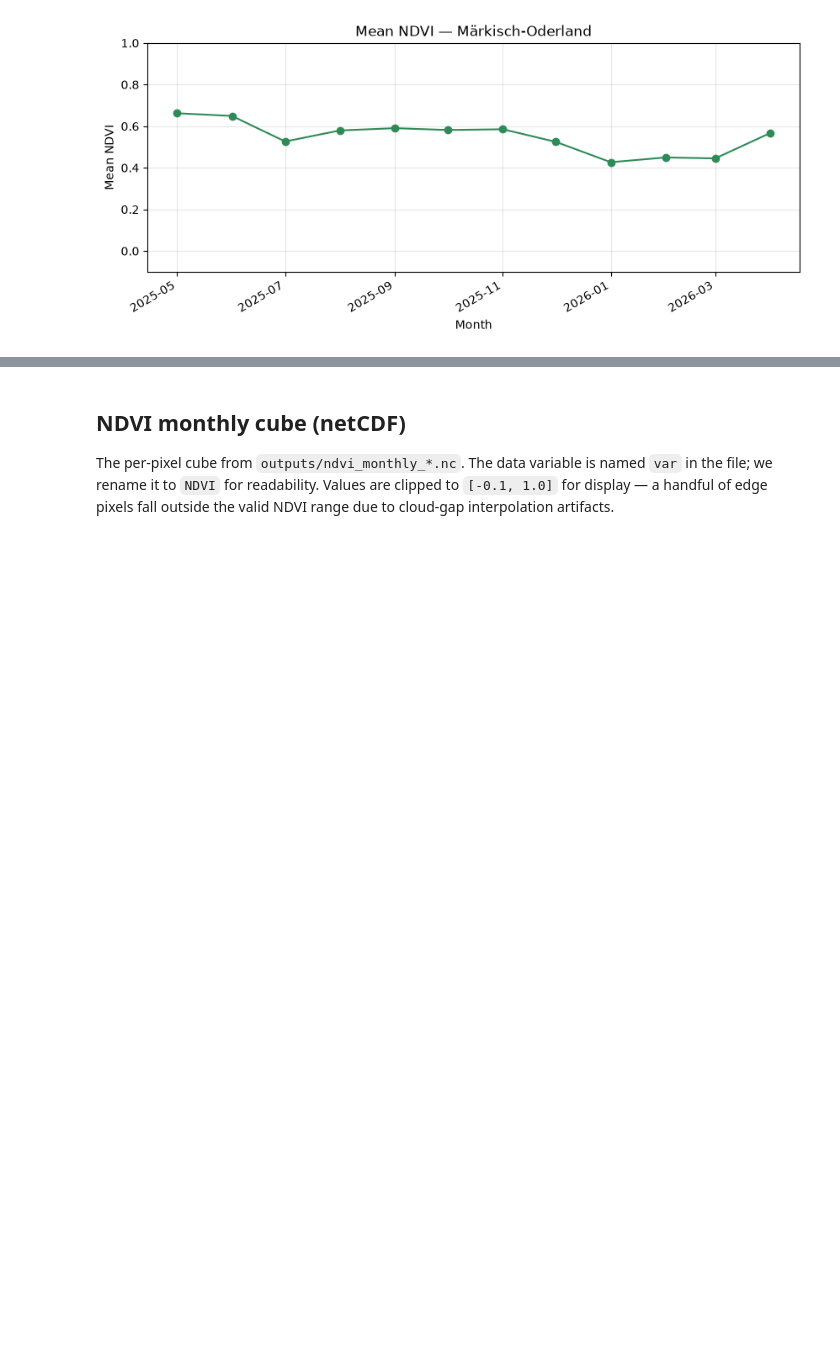
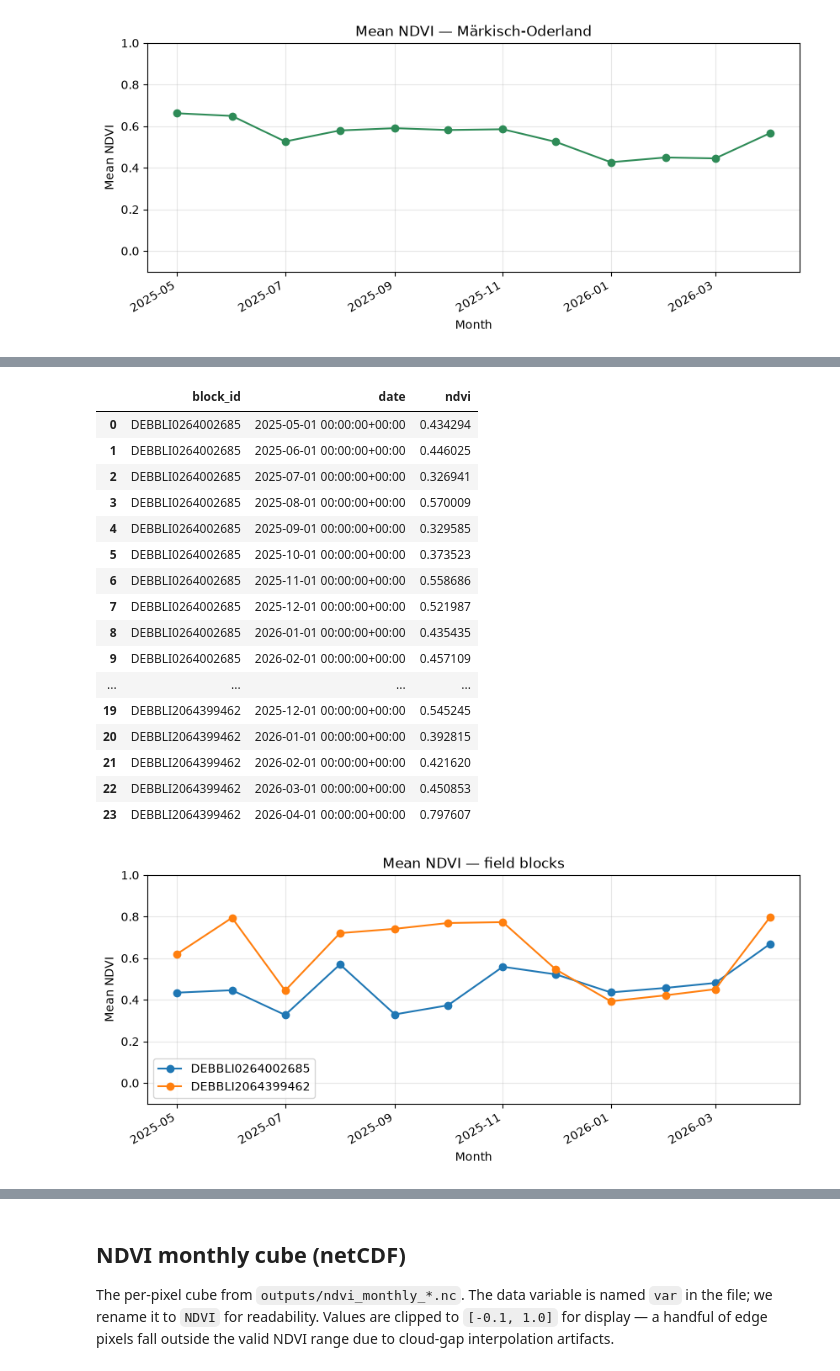
Before and after one commit to Sukanto54cl/farmhealth, a Jupyter notebook: notebooks/visualize.ipynb, the cells around one changed output, grey strips where cells are left out. Drawn from its saved outputs; the diff is of its cells as text; code cells hidden in the pictures; blank space fills up the shorter version.

```diff
--- a/notebooks/visualize.ipynb
+++ b/notebooks/visualize.ipynb
@@ -83,0 +88,33 @@ ts
+# %%
+blocks_ts = pd.read_csv(config.blocks_timeseries_csv, parse_dates=["date"])
+
+fig, ax = plt.subplots(figsize=(10, 4))
+for block_id, group in blocks_ts.groupby("block_id"):
+    ax.plot(group["date"], group["ndvi"], marker="o", label=block_id)
+ax.set_ylim(-0.1, 1.0)
+ax.set_title("Mean NDVI — field blocks")
+ax.set_xlabel("Month")
+ax.set_ylabel("Mean NDVI")
+ax.legend()
+ax.grid(alpha=0.3)
+fig.autofmt_xdate()
+blocks_ts
+# %% [output]
+|  | block_id | date | ndvi |
+| 0 | DEBBLI0264002685 | 2025-05-01 00:00:00+00:00 | 0.434294 |
+| 1 | DEBBLI0264002685 | 2025-06-01 00:00:00+00:00 | 0.446025 |
+| 2 | DEBBLI0264002685 | 2025-07-01 00:00:00+00:00 | 0.326941 |
+| 3 | DEBBLI0264002685 | 2025-08-01 00:00:00+00:00 | 0.570009 |
+| 4 | DEBBLI0264002685 | 2025-09-01 00:00:00+00:00 | 0.329585 |
+| 5 | DEBBLI0264002685 | 2025-10-01 00:00:00+00:00 | 0.373523 |
+| 6 | DEBBLI0264002685 | 2025-11-01 00:00:00+00:00 | 0.558686 |
+| 7 | DEBBLI0264002685 | 2025-12-01 00:00:00+00:00 | 0.521987 |
+| 8 | DEBBLI0264002685 | 2026-01-01 00:00:00+00:00 | 0.435435 |
+| 9 | DEBBLI0264002685 | 2026-02-01 00:00:00+00:00 | 0.457109 |
+| ... | ... | ... | ... |
+| 19 | DEBBLI2064399462 | 2025-12-01 00:00:00+00:00 | 0.545245 |
+| 20 | DEBBLI2064399462 | 2026-01-01 00:00:00+00:00 | 0.392815 |
+| 21 | DEBBLI2064399462 | 2026-02-01 00:00:00+00:00 | 0.421620 |
+| 22 | DEBBLI2064399462 | 2026-03-01 00:00:00+00:00 | 0.450853 |
+| 23 | DEBBLI2064399462 | 2026-04-01 00:00:00+00:00 | 0.797607 |
+[figure, added]
```
Also changed, not shown: parts of 3 cells of this notebook, 2 other files.
